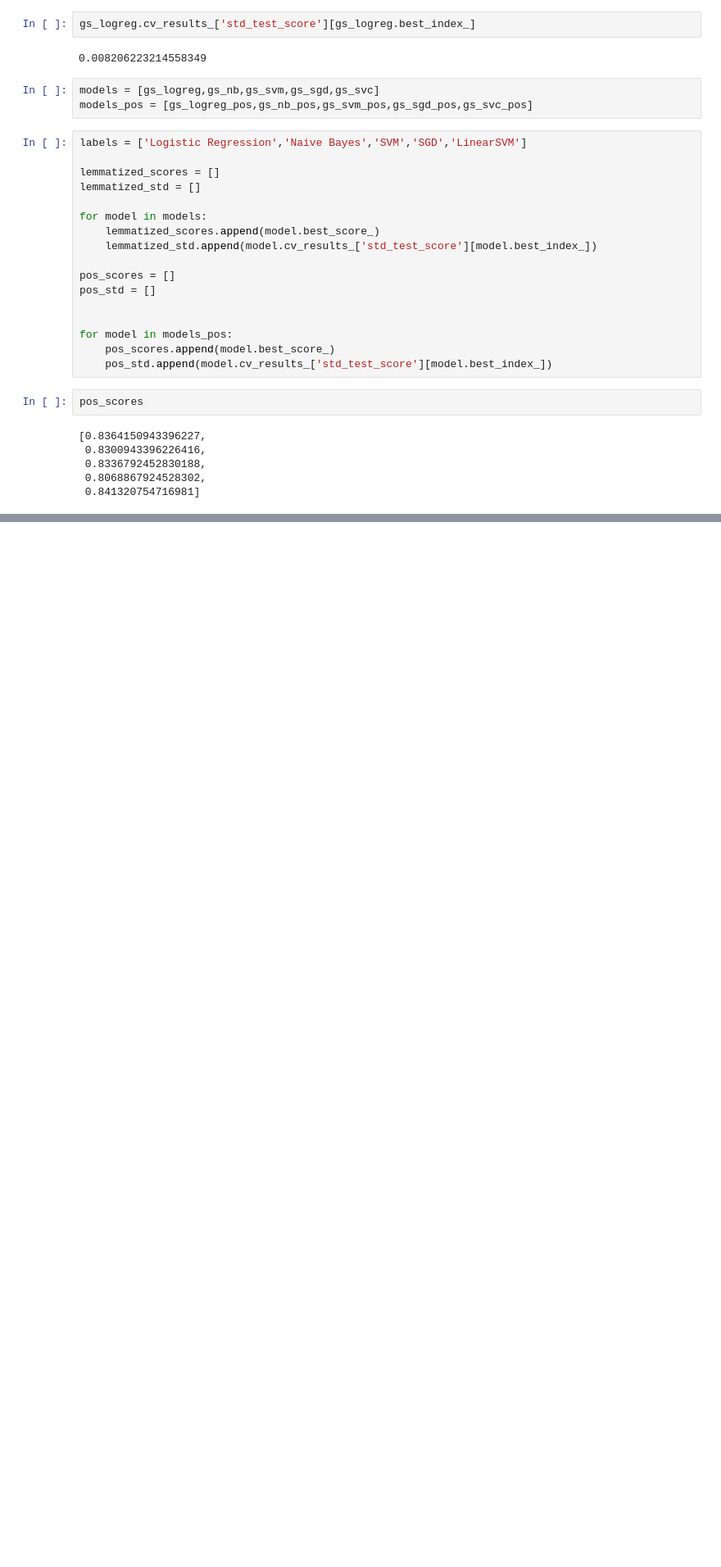
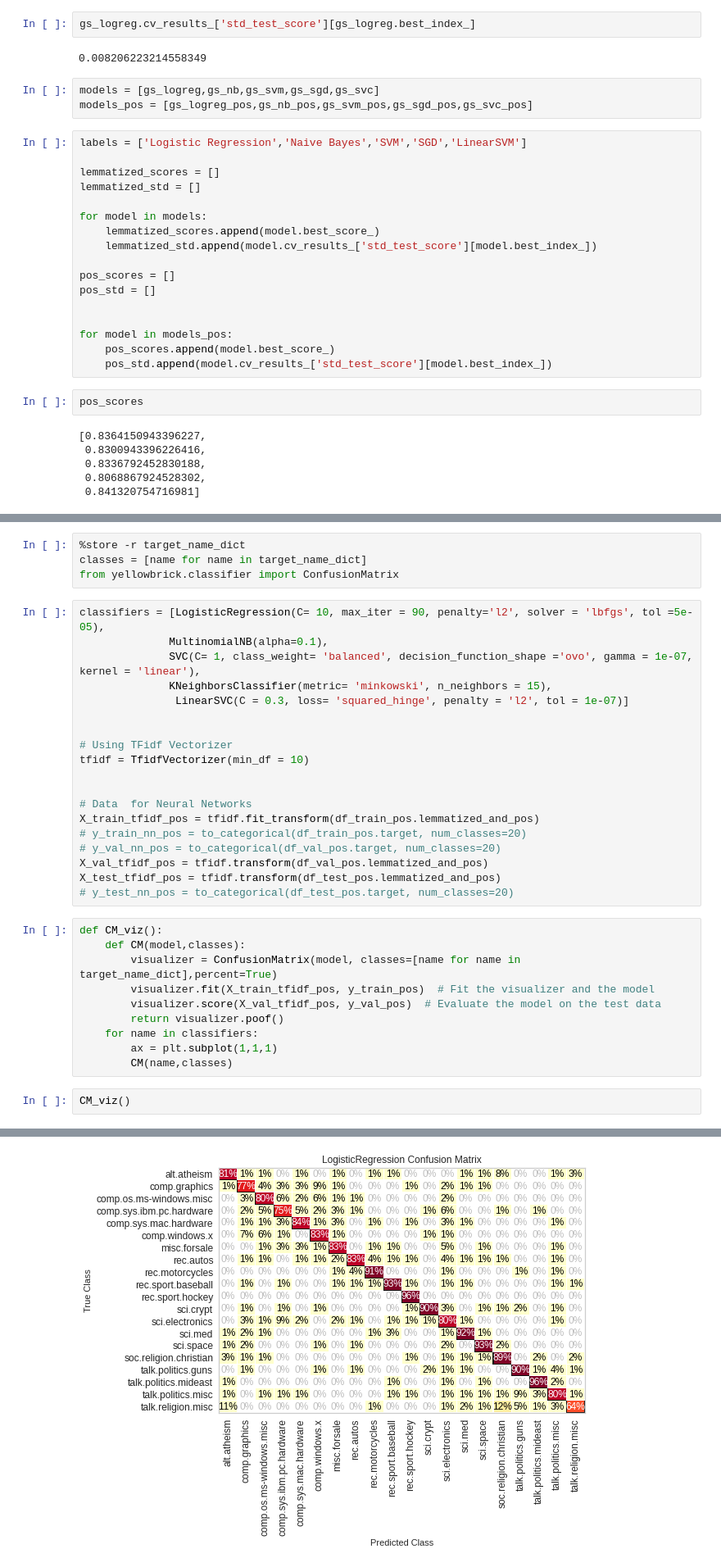
Before and after one commit to joekryan/NLP_Project, a Jupyter notebook: Models.ipynb, the cells around one changed output, grey strips where cells are left out. Shown: that part at 82% size. Cells and saved outputs as stored; diff of their text form; blank space fills up the shorter version.

```diff
--- a/Models.ipynb
+++ b/Models.ipynb
@@ -752,0 +751,36 @@ for models in mod
+# %%
+%store -r target_name_dict
+classes = [name for name in target_name_dict]
+from yellowbrick.classifier import ConfusionMatrix
+# %%
+classifiers = [LogisticRegression(C= 10, max_iter = 90, penalty='l2', solver = 'lbfgs', tol =5e-05),
+              MultinomialNB(alpha=0.1),
+              SVC(C= 1, class_weight= 'balanced', decision_function_shape ='ovo', gamma = 1e-07, kernel = 'linear'),
+              KNeighborsClassifier(metric= 'minkowski', n_neighbors = 15),
+               LinearSVC(C = 0.3, loss= 'squared_hinge', penalty = 'l2', tol = 1e-07)]
+
+
+# Using TFidf Vectorizer
+tfidf = TfidfVectorizer(min_df = 10)
+
+
+# Data  for Neural Networks
+X_train_tfidf_pos = tfidf.fit_transform(df_train_pos.lemmatized_and_pos)
+# y_train_nn_pos = to_categorical(df_train_pos.target, num_classes=20)
+# y_val_nn_pos = to_categorical(df_val_pos.target, num_classes=20)
+X_val_tfidf_pos = tfidf.transform(df_val_pos.lemmatized_and_pos)
+X_test_tfidf_pos = tfidf.transform(df_test_pos.lemmatized_and_pos)
+# y_test_nn_pos = to_categorical(df_test_pos.target, num_classes=20)
+# %%
+def CM_viz():
+    def CM(model,classes):
+        visualizer = ConfusionMatrix(model, classes=[name for name in target_name_dict],percent=True)
+        visualizer.fit(X_train_tfidf_pos, y_train_pos)  # Fit the visualizer and the model
+        visualizer.score(X_val_tfidf_pos, y_val_pos)  # Evaluate the model on the test data
+        return visualizer.poof()
+    for name in classifiers:
+        ax = plt.subplot(1,1,1)
+        CM(name,classes)
+# %%
+CM_viz()
+# %% [output]
@@ -752,0 +794 @@ for models in mod
+[figure, added]
```
Also changed, not shown: parts of 3 cells of this notebook, 1 other file.
